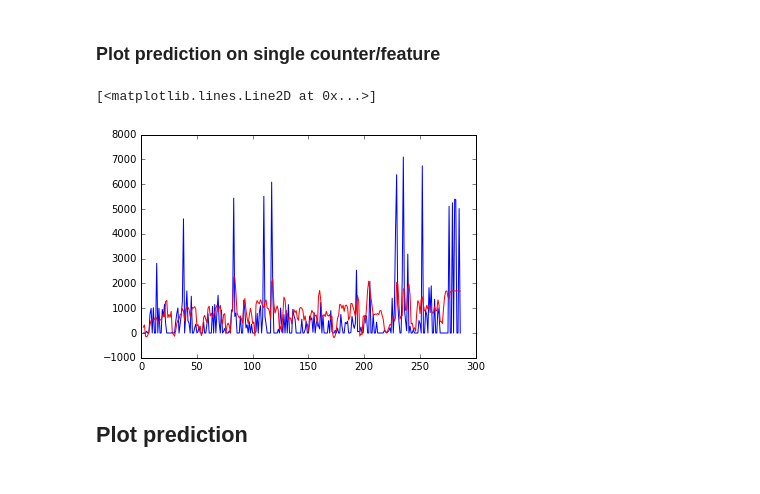
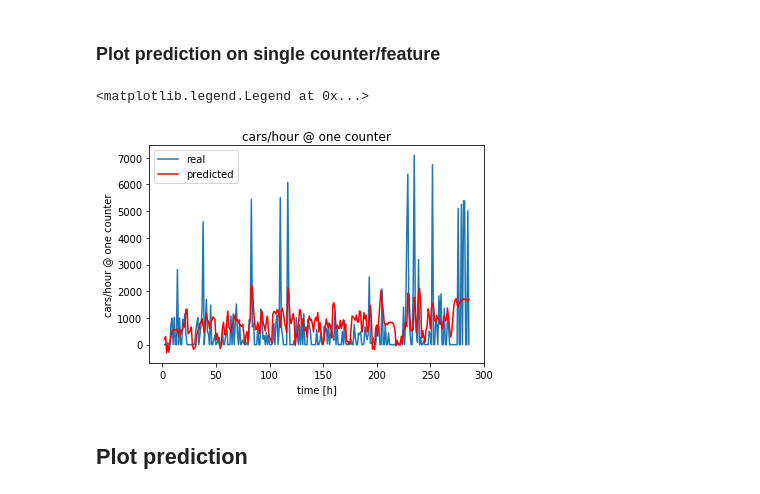
Before and after one commit to astyonax/dldiy-practicals, a Jupyter notebook: myexamples/learn_LSTM/LSTM-2.ipynb, the cells around one changed output. Drawn from its saved outputs; the diff is of its cells as text; code cells hidden in the pictures.

```diff
--- a/myexamples/learn_LSTM/LSTM-2.ipynb
+++ b/myexamples/learn_LSTM/LSTM-2.ipynb
@@ -142,12 +149,17 @@ for i in time:
 #     print t1.mean(),t1_pred.mean()
     real.append(lstm.scaler.inverse_transform(t1.reshape(1,-1)).squeeze()[18])
     pred.append(lstm.scaler.inverse_transform(t1_pred.reshape(1,-1)).squeeze()[18])
-# %%
-plt.plot(time,real)
-plt.plot(time,pred,'r')
-# %% [output]
-[<matplotlib.lines.Line2D at 0x...>]
-[figure, removed]
+# %%
+plt.plot(time,real,label='real')
+plt.plot(time,pred,'r',label='predicted')
+plt.xlabel('time [h]')
+plt.ylabel('cars/hour @ one counter')
+plt.title('cars/hour @ one counter')
+plt.savefig('plots/single.png',dpi=96,bbox_inches='tight')
+plt.legend(loc='best')
+# %% [output]
+<matplotlib.legend.Legend at 0x...>
+[figure, added]
 # %% [markdown]
 ## Plot prediction
 # %%
```
Also changed, not shown: parts of 8 cells of this notebook, 3 other files.
